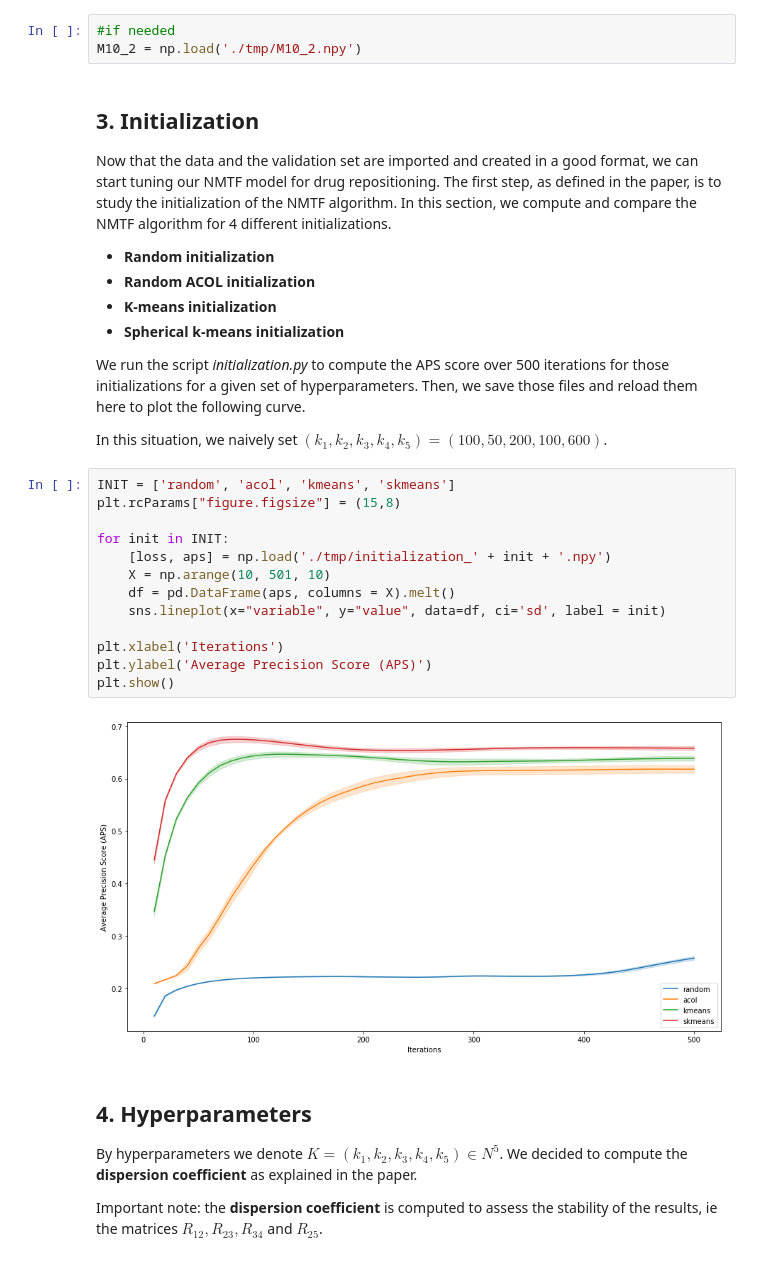
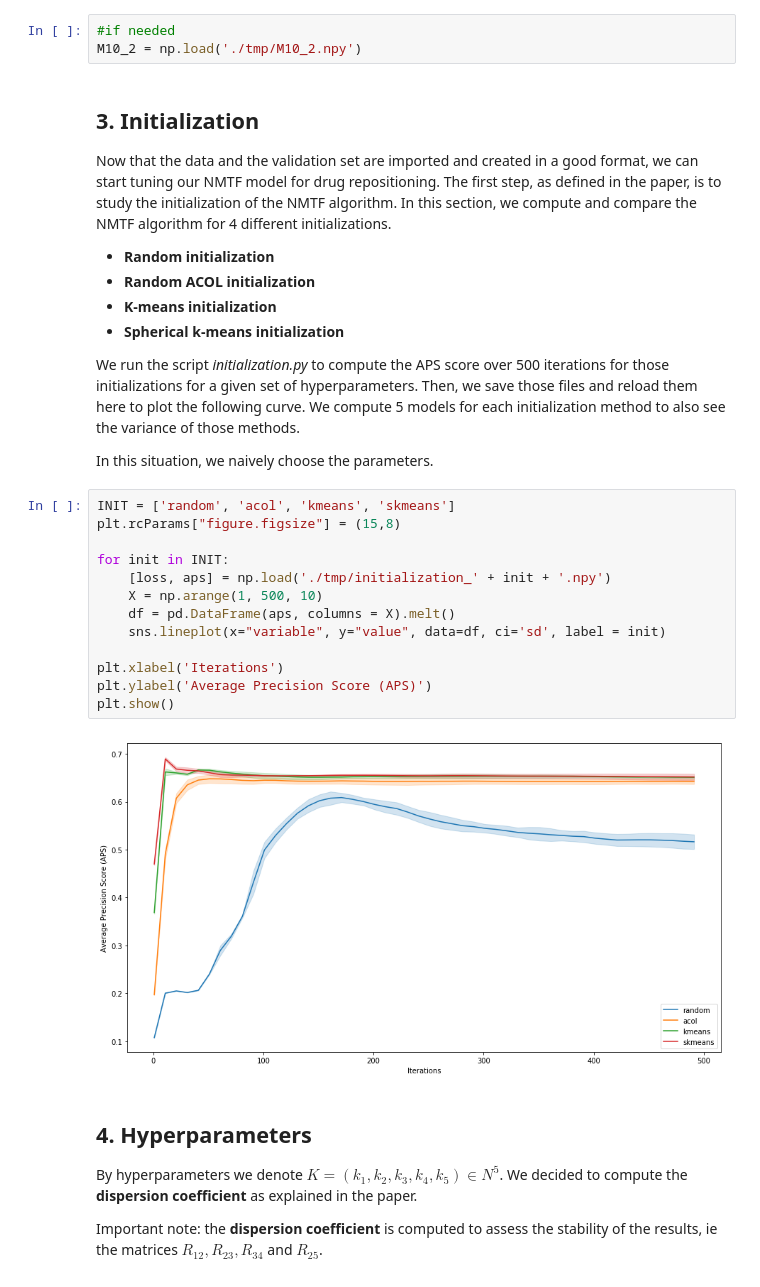
Before and after one commit to DEIB-GECO/NMTF-DrugRepositioning, a Jupyter notebook: results.ipynb, the cells around one changed output. Cells and saved outputs as stored; diff of their text form.

```diff
--- a/results.ipynb
+++ b/results.ipynb
@@ -195,23 +195,24 @@ The first step, as defined in the paper, is to study the initialization of the N
 - **Spherical k-means initialization**
 
 We run the script _initialization.py_ to compute the APS score over 500 iterations for those initializations for a given set of hyperparameters. Then, we save those files and reload them here to plot the following curve.
+We compute 5 models for each initialization method to also see the variance of those methods.
 
-In this situation, we naively set $(k_1, k_2, k_3, k_4, k_5) = (100, 50, 200, 100, 600)$.
+In this situation, we naively choose the parameters.
 # %%
 INIT = ['random', 'acol', 'kmeans', 'skmeans']
 plt.rcParams["figure.figsize"] = (15,8)
 
 for init in INIT:
     [loss, aps] = np.load('./tmp/initialization_' + init + '.npy')
-    X = np.arange(10, 501, 10)
+    X = np.arange(1, 500, 10)
     df = pd.DataFrame(aps, columns = X).melt()
     sns.lineplot(x="variable", y="value", data=df, ci='sd', label = init)
 
 plt.xlabel('Iterations')
 plt.ylabel('Average Precision Score (APS)')
 plt.show()
 # %% [output]
-[figure, old version]
+[figure, new version]
 # %% [markdown]
 ## 4. Hyperparameters
 
```
Also changed, not shown: parts of 2 cells of this notebook, 7 other files.
